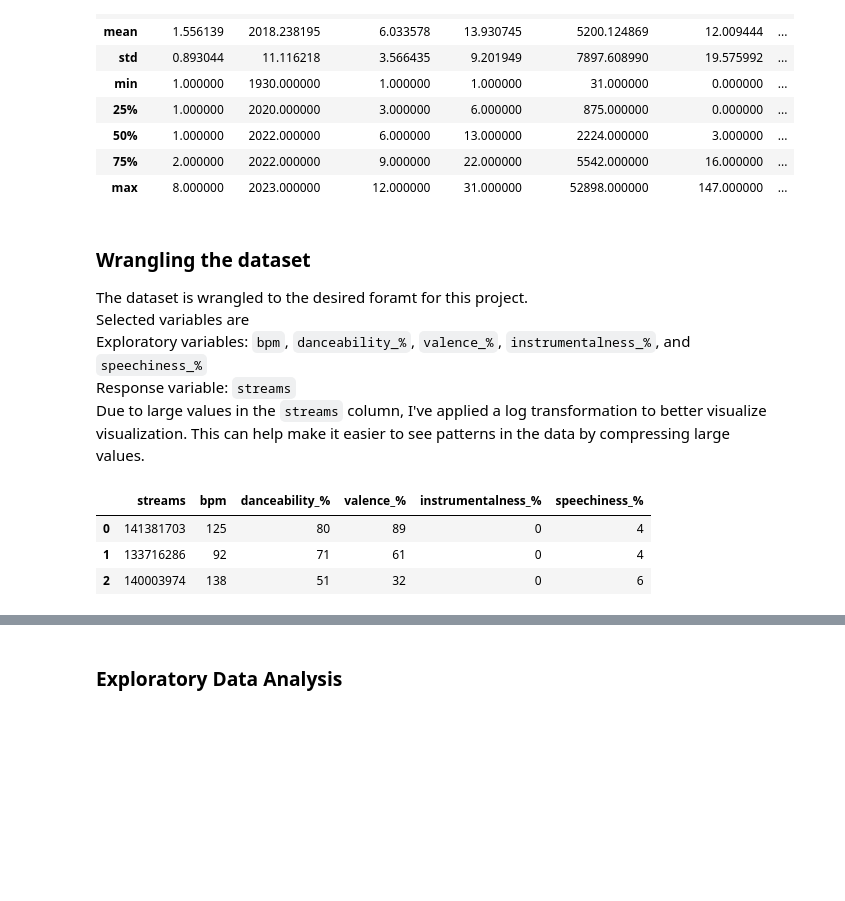
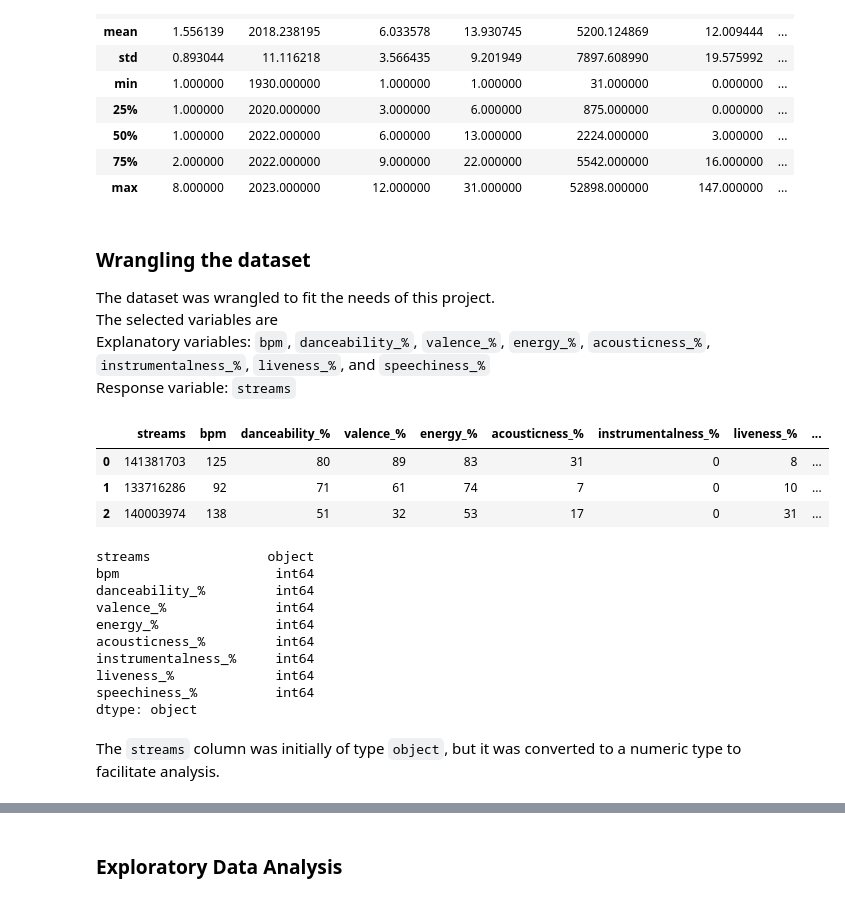
Before and after one commit to svnxxa/music-streamed-analysis, a Jupyter notebook: music_streamed_analysis.ipynb, the cells around one changed output, grey strips where cells are left out. Drawn from its saved outputs; the diff is of its cells as text; code cells hidden in the pictures; blank space fills up the shorter version.

```diff
--- a/music_streamed_analysis.ipynb
+++ b/music_streamed_analysis.ipynb
@@ -53,16 +52,30 @@ data.describe()
 # %% [markdown]
 ### Wrangling the dataset
 
-The dataset is wrangled to the desired foramt for this project. \
-Selected variables are \
-Exploratory variables: `bpm`, `danceability_%`, `valence_%`, `instrumentalness_%`, and `speechiness_%`\
-Response variable: `streams`\
-Due to large values in the `streams` column, I've applied a log transformation to better visualize visualization. This can help make it easier to see patterns in the data by compressing large values.
+The dataset was wrangled to fit the needs of this project. \
+The selected variables are \
+Explanatory variables: `bpm`, `danceability_%`, `valence_%`, `energy_%`, `acousticness_%`, `instrumentalness_%`, `liveness_%`, and `speechiness_%`\
+Response variable: `streams`
 # %%
-music = data[['streams', 'bpm', 'danceability_%', 'valence_%', 'instrumentalness_%', 'speechiness_%']]
+music = data[['streams', 'bpm', 'danceability_%', 'valence_%', 'energy_%', 'acousticness_%', 'instrumentalness_%', 'liveness_%',  'speechiness_%']]
 music.head(3)
 # %% [output]
-|  | streams | bpm | danceability_% | valence_% | instrumentalness_% | speechiness_% |
-| 0 | 141381703 | 125 | 80 | 89 | 0 | 4 |
-| 1 | 133716286 | 92 | 71 | 61 | 0 | 4 |
-| 2 | 140003974 | 138 | 51 | 32 | 0 | 6 |
+|  | streams | bpm | danceability_% | valence_% | energy_% | acousticness_% | instrumentalness_% | liveness_% | ... |
+| 0 | 141381703 | 125 | 80 | 89 | 83 | 31 | 0 | 8 | ... |
+| 1 | 133716286 | 92 | 71 | 61 | 74 | 7 | 0 | 10 | ... |
+| 2 | 140003974 | 138 | 51 | 32 | 53 | 17 | 0 | 31 | ... |
+# %%
+music.dtypes
+# %% [output]
+streams               object
+bpm                    int64
+danceability_%         int64
+valence_%              int64
+energy_%               int64
+acousticness_%         int64
+instrumentalness_%     int64
+liveness_%             int64
+speechiness_%          int64
+dtype: object
+# %% [markdown]
+The `streams` column was initially of type `object`, but it was converted to a numeric type to facilitate analysis.
```
Also changed, not shown: parts of 51 cells of this notebook.
